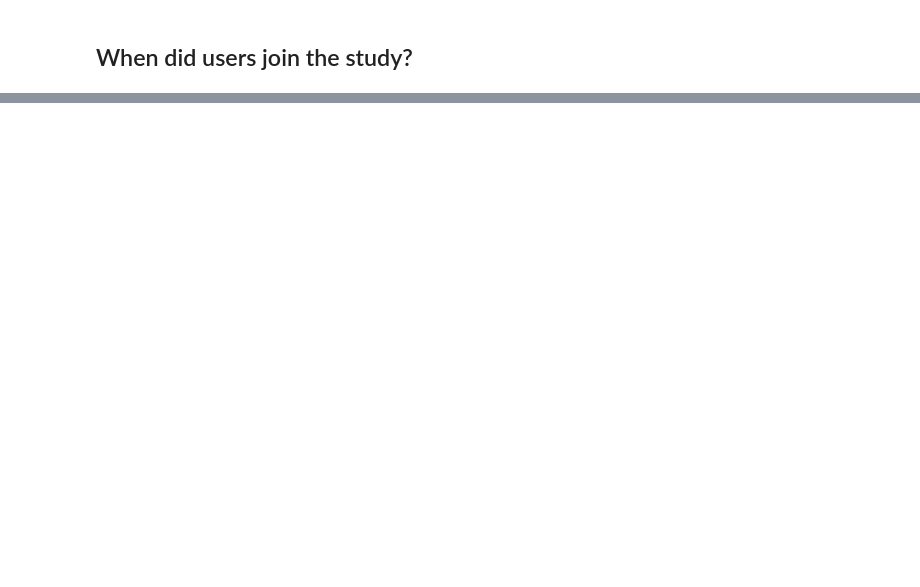
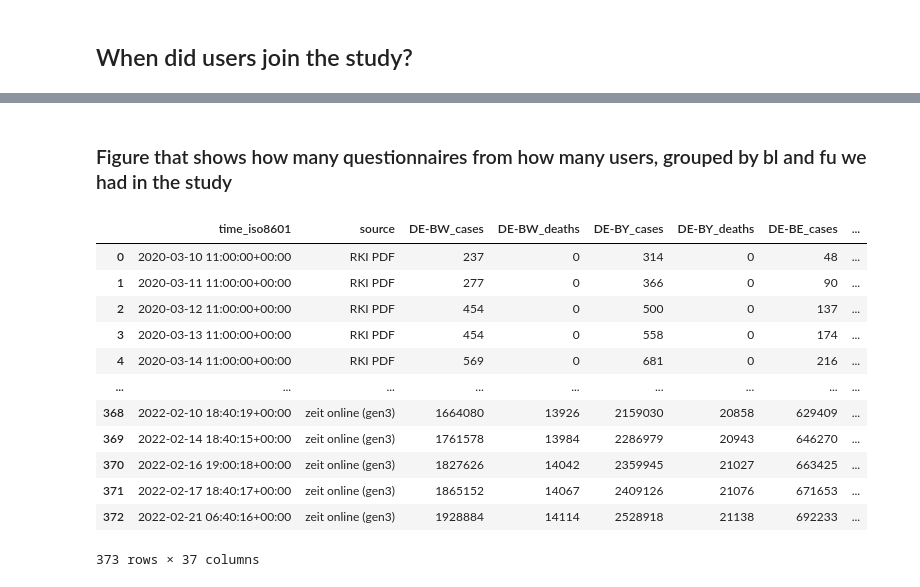
Before and after one commit to joa24jm/CH-Heart, a Jupyter notebook: src/d01_analyse/demographics.ipynb, the cells around one changed output, grey strips where cells are left out. Drawn from its saved outputs; the diff is of its cells as text; code cells hidden in the pictures; blank space fills up the shorter version.

```diff
--- a/src/d01_analyse/demographics.ipynb
+++ b/src/d01_analyse/demographics.ipynb
@@ -125,0 +126,25 @@ Number of monthly active users in baseline
+# %% [markdown]
+### Figure that shows how many questionnaires from how many users, grouped by bl and fu we had in the study
+# %%
+# read in other data source to correlate with our users from the app
+df_cases = pd.read_csv('data/d01_raw/data.csv')
+
+# convert to datetime to process further to 'Q' periods
+df_cases.time_iso8601 = pd.to_datetime(df_cases.time_iso8601, utc=True)
+df_cases['Q'] = df_cases.time_iso8601.dt.to_period('Q')
+# %%
+df_cases
+# %% [output]
+|  | time_iso8601 | source | DE-BW_cases | DE-BW_deaths | DE-BY_cases | DE-BY_deaths | DE-BE_cases | ... |
+| 0 | 2020-03-10 11:00:00+00:00 | RKI PDF | 237 | 0 | 314 | 0 | 48 | ... |
+| 1 | 2020-03-11 11:00:00+00:00 | RKI PDF | 277 | 0 | 366 | 0 | 90 | ... |
+| 2 | 2020-03-12 11:00:00+00:00 | RKI PDF | 454 | 0 | 500 | 0 | 137 | ... |
+| 3 | 2020-03-13 11:00:00+00:00 | RKI PDF | 454 | 0 | 558 | 0 | 174 | ... |
+| 4 | 2020-03-14 11:00:00+00:00 | RKI PDF | 569 | 0 | 681 | 0 | 216 | ... |
+| ... | ... | ... | ... | ... | ... | ... | ... | ... |
+| 368 | 2022-02-10 18:40:19+00:00 | zeit online (gen3) | 1664080 | 13926 | 2159030 | 20858 | 629409 | ... |
+| 369 | 2022-02-14 18:40:15+00:00 | zeit online (gen3) | 1761578 | 13984 | 2286979 | 20943 | 646270 | ... |
+| 370 | 2022-02-16 19:00:18+00:00 | zeit online (gen3) | 1827626 | 14042 | 2359945 | 21027 | 663425 | ... |
+| 371 | 2022-02-17 18:40:17+00:00 | zeit online (gen3) | 1865152 | 14067 | 2409126 | 21076 | 671653 | ... |
+| 372 | 2022-02-21 06:40:16+00:00 | zeit online (gen3) | 1928884 | 14114 | 2528918 | 21138 | 692233 | ... |
+373 rows × 37 columns
```
Also changed, not shown: parts of 6 cells of this notebook, 3 other files.
